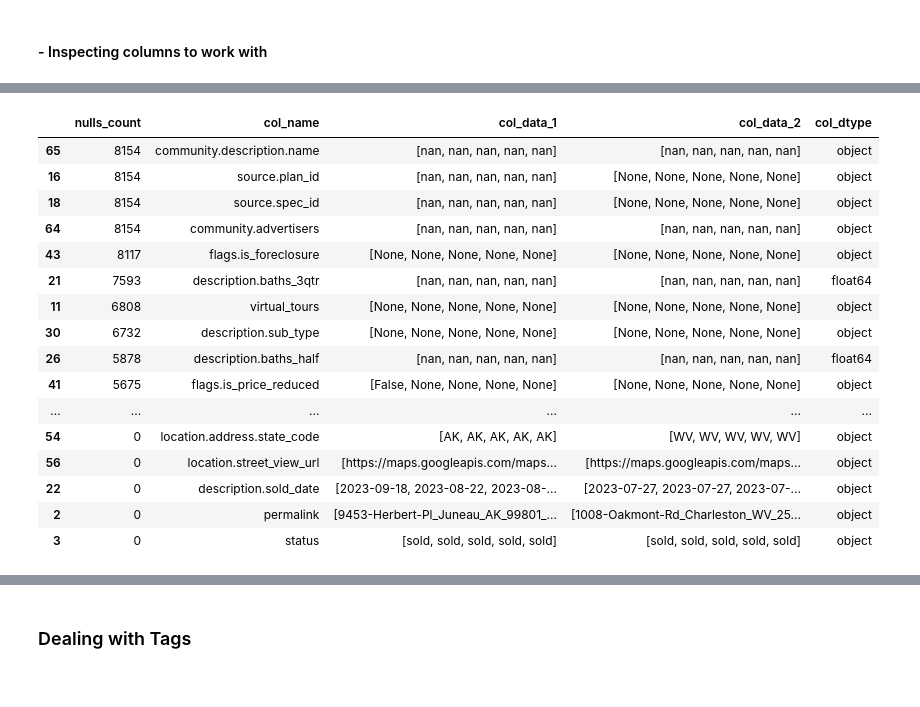
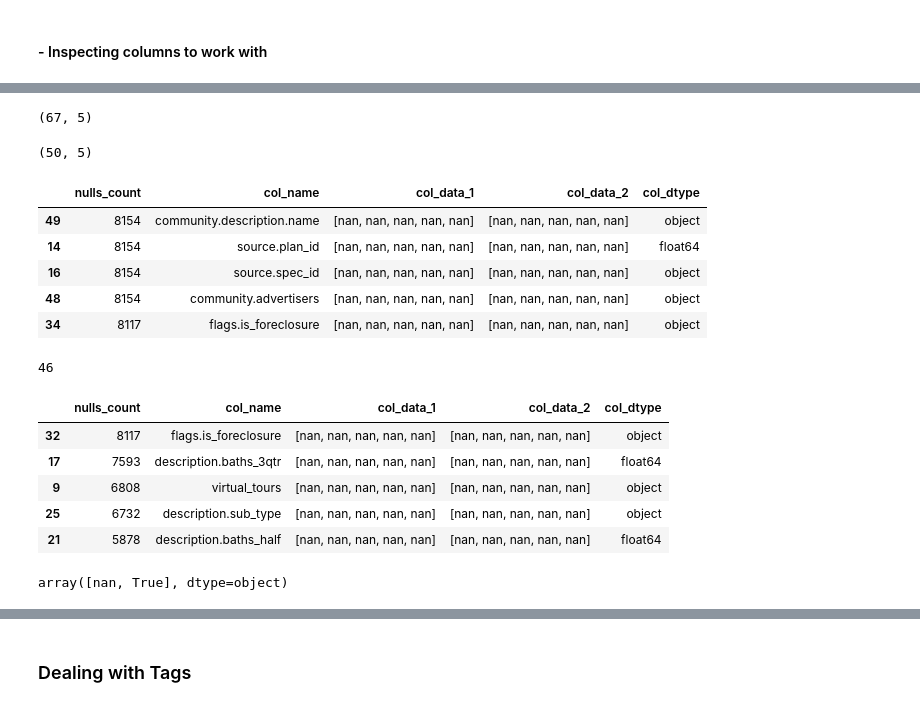
Before and after one commit to kangelamw/DS-Midterm-Project-LHL-2025, a Jupyter notebook: notebooks/1 - EDA.ipynb, the cells around one changed output, grey strips where cells are left out. Saved outputs shown, nothing was run; the diff lists cells and outputs as text; code cells hidden in the pictures.

```diff
--- a/notebooks/1 - EDA.ipynb
+++ b/notebooks/1 - EDA.ipynb
@@ -292,14 +301,0 @@ data.describe()
-# %%
-# Quick look at the columns and the data in it.
-cols = []
-
-for i in housing_dataset.columns:
-  col = {'nulls_count': housing_dataset[i].isnull().sum(),
-         'col_name': i,
-         'col_data_1': housing_dataset[i].head(5).tolist(),
-         'col_data_2': housing_dataset[i].tail(5).tolist(),
-         'col_dtype': housing_dataset[i].dtype}
-  cols.append(col)
-
-columns_overview = pd.DataFrame(cols)
-columns_overview.head(5)
@@ -371,23 +360,24 @@ data.shape[1]
+# %%
+# Base
+columns_overview.shape
+# %% [output]
+(67, 5)
 # %%
 # Drop removed columns from columns_overview
-columns_overview = columns_overview[~columns_overview['col_name'].isin(is_empty)]
+columns_overview.drop(index=empties.index, inplace=True)
 
-columns_overview.sort_values(by='nulls_count', ascending=False)
+columns_overview.shape
 # %% [output]
-|  | nulls_count | col_name | col_data_1 | col_data_2 | col_dtype |
-| 65 | 8154 | community.description.name | [nan, nan, nan, nan, nan] | [nan, nan, nan, nan, nan] | object |
-| 16 | 8154 | source.plan_id | [nan, nan, nan, nan, nan] | [None, None, None, None, None] | object |
-| 18 | 8154 | source.spec_id | [nan, nan, nan, nan, nan] | [None, None, None, None, None] | object |
-| 64 | 8154 | community.advertisers | [nan, nan, nan, nan, nan] | [nan, nan, nan, nan, nan] | object |
-| 43 | 8117 | flags.is_foreclosure | [None, None, None, None, None] | [None, None, None, None, None] | object |
-| 21 | 7593 | description.baths_3qtr | [nan, nan, nan, nan, nan] | [nan, nan, nan, nan, nan] | float64 |
-| 11 | 6808 | virtual_tours | [None, None, None, None, None] | [None, None, None, None, None] | object |
-| 30 | 6732 | description.sub_type | [None, None, None, None, None] | [None, None, None, None, None] | object |
-| 26 | 5878 | description.baths_half | [nan, nan, nan, nan, nan] | [nan, nan, nan, nan, nan] | float64 |
-| 41 | 5675 | flags.is_price_reduced | [False, None, None, None, None] | [None, None, None, None, None] | object |
-| ... | ... | ... | ... | ... | ... |
-| 54 | 0 | location.address.state_code | [AK, AK, AK, AK, AK] | [WV, WV, WV, WV, WV] | object |
-| 56 | 0 | location.street_view_url | [https://maps.googleapis.com/maps... | [https://maps.googleapis.com/maps... | object |
-| 22 | 0 | description.sold_date | [2023-09-18, 2023-08-22, 2023-08-... | [2023-07-27, 2023-07-27, 2023-07-... | object |
-| 2 | 0 | permalink | [9453-Herbert-Pl_Juneau_AK_99801_... | [1008-Oakmont-Rd_Charleston_WV_25... | object |
-| 3 | 0 | status | [sold, sold, sold, sold, sold] | [sold, sold, sold, sold, sold] | object |
+(50, 5)
+# %%
+# Re-run the cols_overview function
+columns_overview = cols_overview(data)
+
+columns_overview.head()
+# %% [output]
+|  | nulls_count | col_name | col_data_1 | col_data_2 | col_dtype |
+| 49 | 8154 | community.description.name | [nan, nan, nan, nan, nan] | [nan, nan, nan, nan, nan] | object |
+| 14 | 8154 | source.plan_id | [nan, nan, nan, nan, nan] | [nan, nan, nan, nan, nan] | float64 |
+| 16 | 8154 | source.spec_id | [nan, nan, nan, nan, nan] | [nan, nan, nan, nan, nan] | object |
+| 48 | 8154 | community.advertisers | [nan, nan, nan, nan, nan] | [nan, nan, nan, nan, nan] | object |
+| 34 | 8117 | flags.is_foreclosure | [nan, nan, nan, nan, nan] | [nan, nan, nan, nan, nan] | object |
@@ -393,0 +388,25 @@ columns_overview.sort_values(by='nulls_count', ascending=False)
+# %%
+data.drop(columns=remove_cols, inplace=True)
+
+data.shape[1] # From 50
+# %% [output]
+46
+# %%
+# Re-run the cols_overview function
+columns_overview = cols_overview(data)
+
+columns_overview.head()
+# %% [output]
+|  | nulls_count | col_name | col_data_1 | col_data_2 | col_dtype |
+| 32 | 8117 | flags.is_foreclosure | [nan, nan, nan, nan, nan] | [nan, nan, nan, nan, nan] | object |
+| 17 | 7593 | description.baths_3qtr | [nan, nan, nan, nan, nan] | [nan, nan, nan, nan, nan] | float64 |
+| 9 | 6808 | virtual_tours | [nan, nan, nan, nan, nan] | [nan, nan, nan, nan, nan] | object |
+| 25 | 6732 | description.sub_type | [nan, nan, nan, nan, nan] | [nan, nan, nan, nan, nan] | object |
+| 21 | 5878 | description.baths_half | [nan, nan, nan, nan, nan] | [nan, nan, nan, nan, nan] | float64 |
+# %%
+# Check 8117
+nulls_8117 = data['flags.is_foreclosure']
+
+nulls_8117.unique()
+# %% [output]
+array([nan, True], dtype=object)
```
Also changed, not shown: parts of 18 cells of this notebook, 1 other file.
